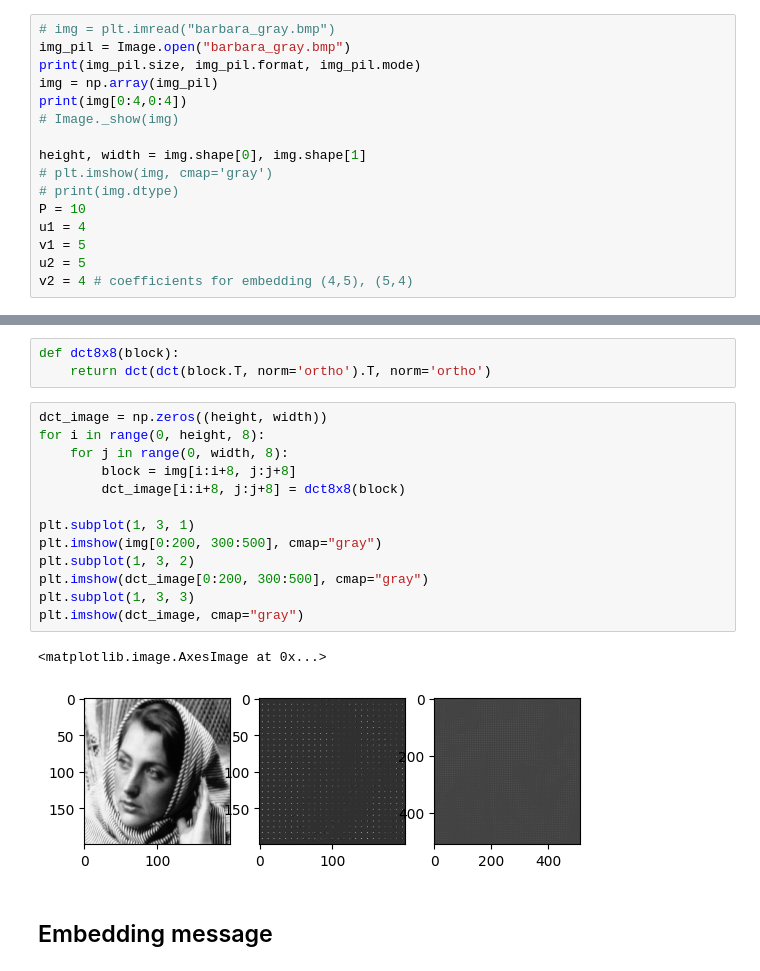
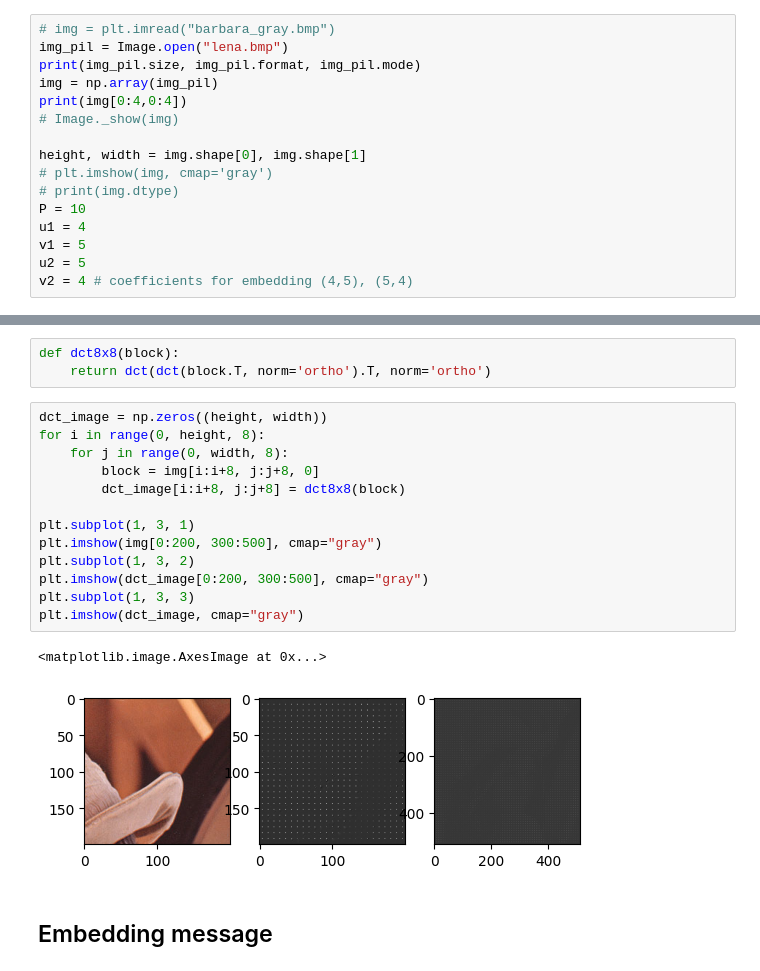
Before and after one commit to Buivid/Stego-system, a Jupyter notebook: Python implementation/Koch_Zhao.ipynb, the cells around one changed output, grey strips where cells are left out. Saved outputs shown, nothing was run; the diff lists cells and outputs as text.

```diff
--- a/Python implementation/Koch_Zhao.ipynb
+++ b/Python implementation/Koch_Zhao.ipynb
@@ -5,7 +5,7 @@ import matplotlib.pyplot as plt
 from PIL import Image
 # %%
 # img = plt.imread("barbara_gray.bmp")
-img_pil = Image.open("barbara_gray.bmp")
+img_pil = Image.open("lena.bmp")
 print(img_pil.size, img_pil.format, img_pil.mode)
 img = np.array(img_pil)
 print(img[0:4,0:4])
@@ -31,19 +46,19 @@ def dct8x8(block):
 # %%
 dct_image = np.zeros((height, width))
 for i in range(0, height, 8):
     for j in range(0, width, 8):
-        block = img[i:i+8, j:j+8]
+        block = img[i:i+8, j:j+8, 0]
         dct_image[i:i+8, j:j+8] = dct8x8(block)
 
 plt.subplot(1, 3, 1)
 plt.imshow(img[0:200, 300:500], cmap="gray")
 plt.subplot(1, 3, 2)
 plt.imshow(dct_image[0:200, 300:500], cmap="gray")
 plt.subplot(1, 3, 3)
 plt.imshow(dct_image, cmap="gray")
 # %% [output]
 <matplotlib.image.AxesImage at 0x...>
-[figure, old version]
+[figure, new version]
 # %% [markdown]
 ## Embedding message
 # %%
```
Also changed, not shown: parts of 4 cells of this notebook, 1 other file.
